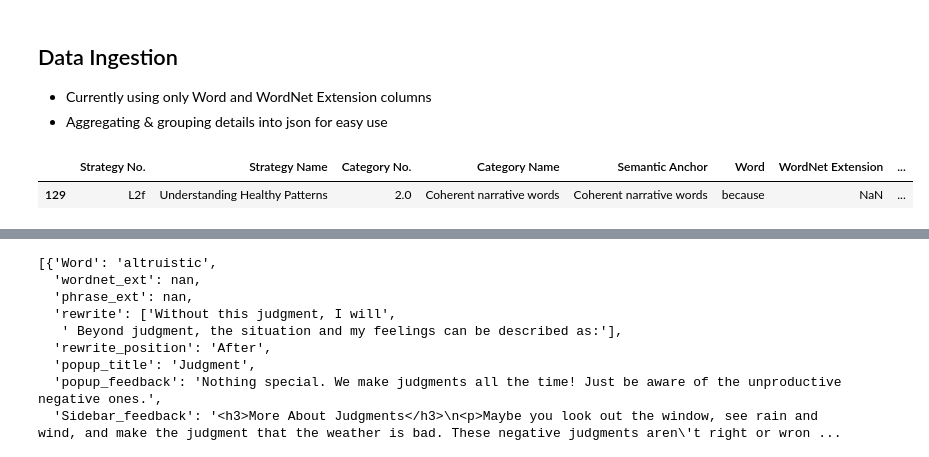
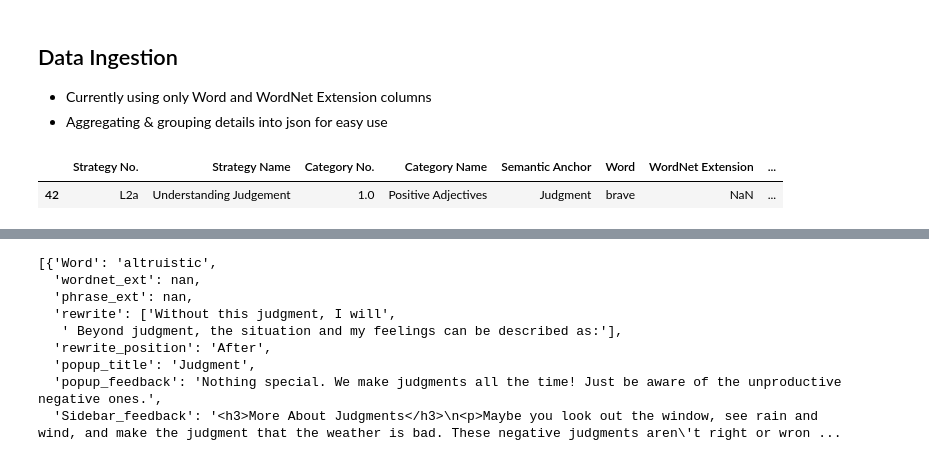
Before and after one commit to ucla-hci/journal, a Jupyter notebook: dict/data_ingestion.ipynb, the cells around one changed output, grey strips where cells are left out. Drawn from its saved outputs; the diff is of its cells as text; code cells hidden in the pictures.

```diff
--- a/dict/data_ingestion.ipynb
+++ b/dict/data_ingestion.ipynb
@@ -10,10 +10,10 @@ import numpy as np
 # %%
 df = pd.read_csv('dict4dataset_06_23_22.csv')
 # %%
-df[df['Word']=='because']
+df[df['Word']=='brave']
 # %% [output]
 |  | Strategy No. | Strategy Name | Category No. | Category Name | Semantic Anchor | Word | WordNet Extension | ... |
-| 129 | L2f | Understanding Healthy Patterns | 2.0 | Coherent narrative words | Coherent narrative words | because | NaN | ... |
+| 42 | L2a | Understanding Judgement | 1.0 | Positive Adjectives | Judgment | brave | NaN | ... |
 # %%
 df_clean = df.dropna(subset=['Strategy No.'])
 df_clean = df_clean[df_clean['Strategy No.'].str.contains('L2')]
```
Also changed, not shown: parts of 4 cells of this notebook, 2 other files.
